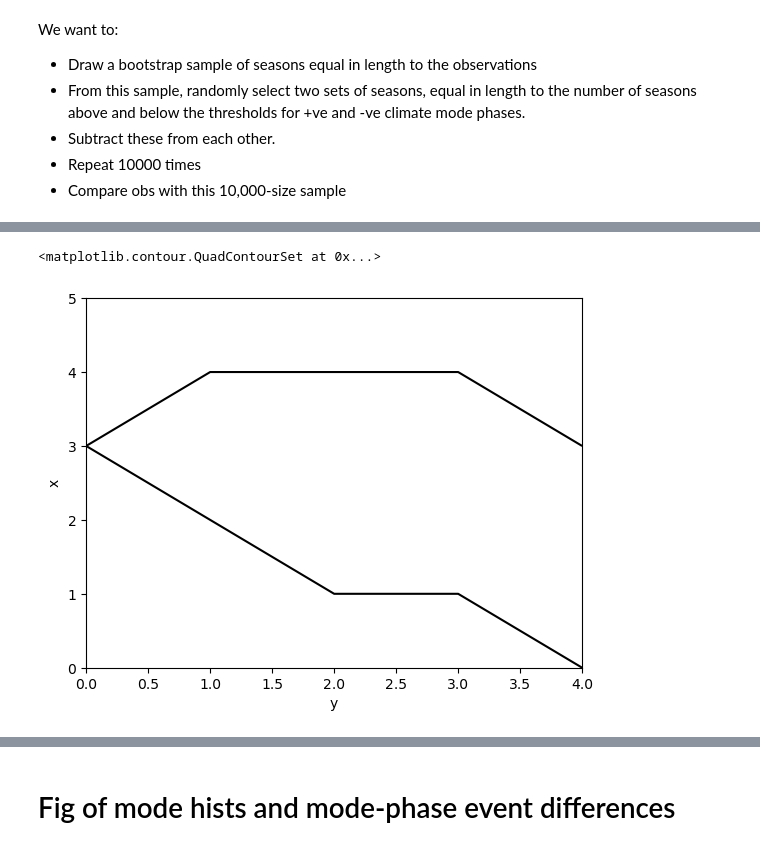
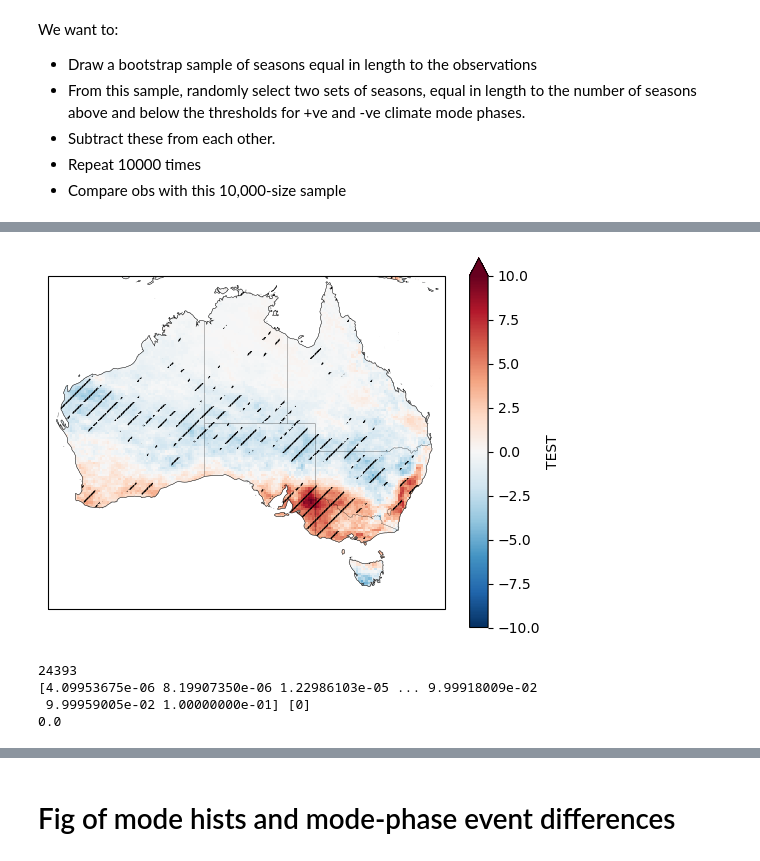
Before and after one commit to dougrichardson/Richardson_2023_energy, a Jupyter notebook: 3_modes.ipynb, the cells around one changed output, grey strips where cells are left out. Saved outputs shown, nothing was run; the diff lists cells and outputs as text; code cells hidden in the pictures.

```diff
--- a/3_modes.ipynb
+++ b/3_modes.ipynb
@@ -1023,5 +639,16 @@ da.plot()
-# %%
-da.plot.contour(colors="k", levels=[-1e-6, 1e-6])
-# %% [output]
-<matplotlib.contour.QuadContourSet at 0x...>
-[figure, removed]
+# %%
+fig, ax = plt.subplots(1, 1, subplot_kw={'projection': ccrs.PlateCarree()})
+
+p = plot_mode_diff(
+    ax,
+    aus_events_both_seasonal_total,
+    dmi['dmi'],
+    "Winter",
+    None,
+    -10,
+    10,
+    'TEST',
+    signif=True
+)
+# %% [output]
+[figure, added]
@@ -1027,0 +657,7 @@ da.plot.contour(colors="k", levels=[-1e-6, 1e-6])
+# %%
+s, pv, c = fdr(p)
+# %% [output]
+24393
+[4.09953675e-06 8.19907350e-06 1.22986103e-05 ... 9.99918009e-02
+ 9.99959005e-02 1.00000000e-01] [0]
+0.0
```
Also changed, not shown: parts of 52 cells of this notebook, 4 other files.
